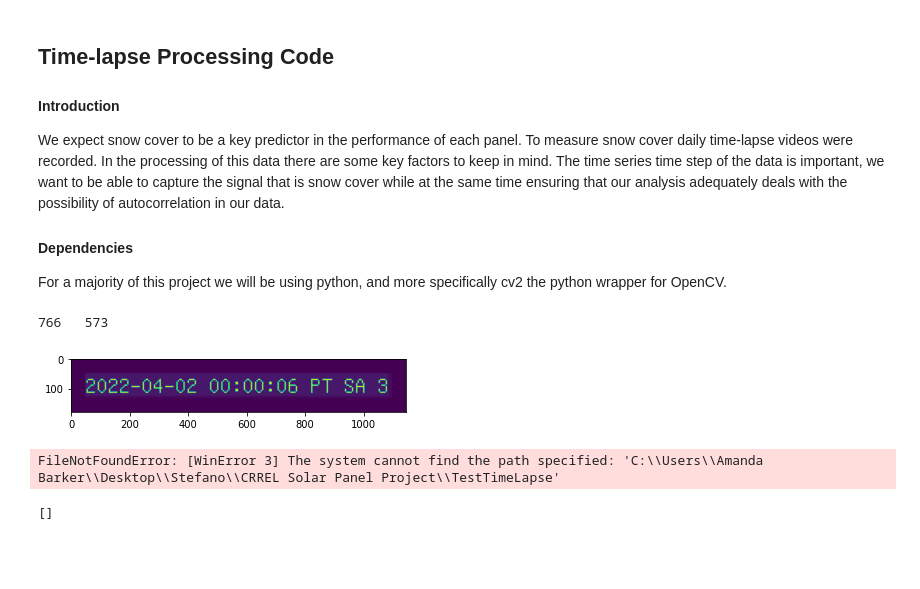
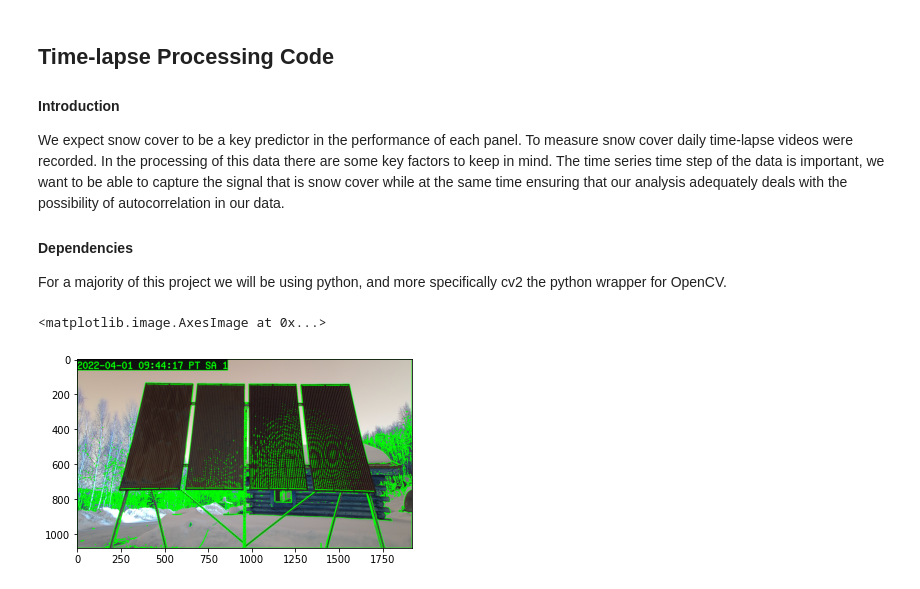
Before and after one commit to StefanoFochesatto/CRREL-Solar-Project, a Jupyter notebook: ExploratoryPythonScript.ipynb, the cells around one changed output. Saved outputs shown, nothing was run; the diff lists cells and outputs as text; code cells hidden in the pictures; blank space fills up the shorter version.

Commit message:
Update Snow Cover Code

```diff
--- a/ExploratoryPythonScript.ipynb
+++ b/ExploratoryPythonScript.ipynb
@@ -133,60 +25,18 @@ def generateMasks(img):
-# %%
-#### Full Script For Segmentation and SnowCover Data Extraction
-SnowCover = pd.DataFrame(columns = ['TimeStamp', 'SnowCover'])
-
-#path = "/Users/stefanofochesatto/Desktop/CRREL-Solar-Project/TestTimeLapse" ##Supply Full Path to TimeLapse directory
-
-path = r"C:\Users\Amanda Barker\Desktop\Stefano\CRREL-Solar-Project\TestTimeLapse"
-
-#### Directory Management
-os.chdir(path) #Change the working directory to the TimeLapse directory
-
-TimeLapseList = [] #Pull the current list of files in TimeLapse directory
-for file in os.listdir(path):
-    if file.endswith(".mp4"):
-        TimeLapseList.append(file)
-
-
-for i in TimeLapseList:
-    os.chdir(path) # We have to set the path everytime since cv2 can't handle relative paths without it.
-    currentVideo = cv2.VideoCapture(i, cv2.IMREAD_GRAYSCALE) # Reading in the current TimeLapse Video
-    success, img = currentVideo.read()
-    fno = 0
-    #Get Points to generate mask for each recording.
-    sample_rate = 1
-    Mask = generateMasks(img)
-    while success:
-        if fno % sample_rate == 0:
-            ImageProcess(img, Mask)
-        # read next frame
-        success, img = currentVideo.read()
-
-## Resetting mask coordinates list
-global MaskCoordinates
-MaskCoordinates = []
-# %% [output]
-766   573
-[figure, removed]
 # %%
 
 ## Preliminary Image Processing Code
-path = r'C:\Users\Amanda Barker\Desktop\Stefano\CRREL Solar Panel Project\TestTimeLapse' ##Supply Full Path to TimeLapse directory
+path = r'C:\Users\Amanda Barker\Desktop\Stefano\CRREL-Solar-Project\TestTimeLapse' ##Supply Full Path to TimeLapse directory
 os.chdir(path) # We have to set the path everytime since cv2 can't handle relative paths without it.
 img = cv2.imread('TestImage2.png') # Reading in the current image
 plt.imshow(img)
 gray = cv2.cvtColor(img, cv2.COLOR_BGR2GRAY)
 _, thresh = cv2.threshold(gray, 0, 255, cv2.THRESH_BINARY + cv2.THRESH_OTSU)
 plt.imshow(thresh)
 contours, hiers = cv2.findContours(thresh, cv2.RETR_TREE, cv2.CHAIN_APPROX_NONE) # [-2:] indexing takes return value before last (due to OpenCV compatibility issues).
 image_copy = img.copy()
 cv2.drawContours(image=image_copy, contours=contours, contourIdx=-1, color=(0, 255, 0), thickness=2, lineType=cv2.LINE_AA)
 
 plt.imshow(image_copy)
 # %% [output]
-FileNotFoundError: [WinError 3] The system cannot find the path specified: 'C:\\Users\\Amanda Barker\\Desktop\\Stefano\\CRREL Solar Panel Project\\TestTimeLapse'
+<matplotlib.image.AxesImage at 0x...>
+[figure, added]
-# %%
-print(MaskCoordinates)
-global MaskCoordinates
-MaskCoordinates = []
-# %% [output]
-[]
```
Also changed, not shown: parts of 21 cells of this notebook, 9 other files.
